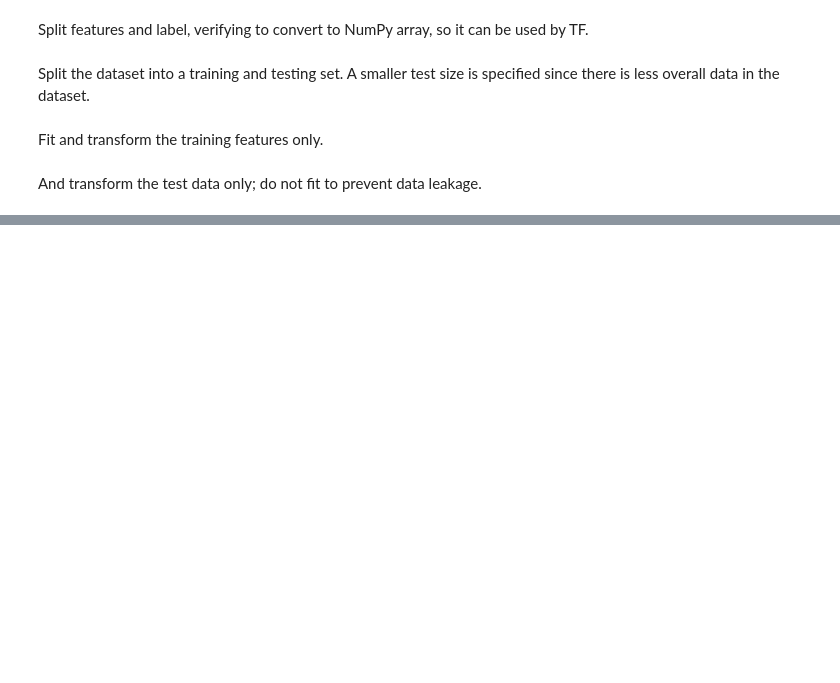
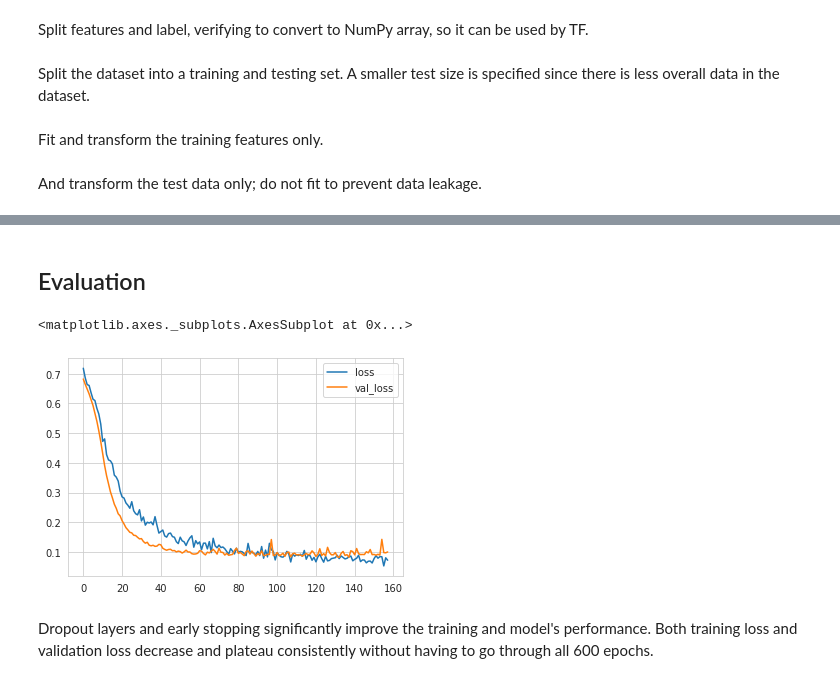
Before and after one commit to morphingdesign/tfExplore, a Jupyter notebook: TF_Process_Classification.ipynb, the cells around one changed output, grey strips where cells are left out. Saved outputs shown, nothing was run; the diff lists cells and outputs as text; code cells hidden in the pictures; blank space fills up the shorter version.

```diff
--- a/TF_Process_Classification.ipynb
+++ b/TF_Process_Classification.ipynb
@@ -134,0 +209,16 @@ X_test = scaler.transform(X_test)
+# %%
+# Instantiate model
+model = Sequential()
+
+# Deep layers
+model.add(Dense(30, activation='relu'))
+model.add(Dropout(0.5))
+
+model.add(Dense(30, activation='relu'))
+model.add(Dropout(0.5))
+
+# Output layer
+model.add(Dense(1, activation='sigmoid'))
+
+# Compile model
+model.compile(loss='binary_crossentropy', optimizer='adam')
@@ -134,0 +229,2 @@ X_test = scaler.transform(X_test)
+# %%
+early_stop = EarlyStopping(monitor='val_loss', mode='min', verbose=1, patience=25)
@@ -134,0 +235,2 @@ X_test = scaler.transform(X_test)
+# %%
+model.fit(x=X_train, y=y_train, epochs=600, validation_data=(X_test, y_test), callbacks=[early_stop], verbose=1)
@@ -134,0 +256,10 @@ X_test = scaler.transform(X_test)
+# %% [markdown]
+## Evaluation
+# %%
+model_loss = pd.DataFrame(model.history.history)
+model_loss.plot()
+# %% [output]
+<matplotlib.axes._subplots.AxesSubplot at 0x...>
+[figure, added]
+# %% [markdown]
+Dropout layers and early stopping significantly improve the training and model's performance. Both training loss and validation loss decrease and plateau consistently without having to go through all 600 epochs.
```
Also changed, not shown: parts of 29 cells of this notebook.
